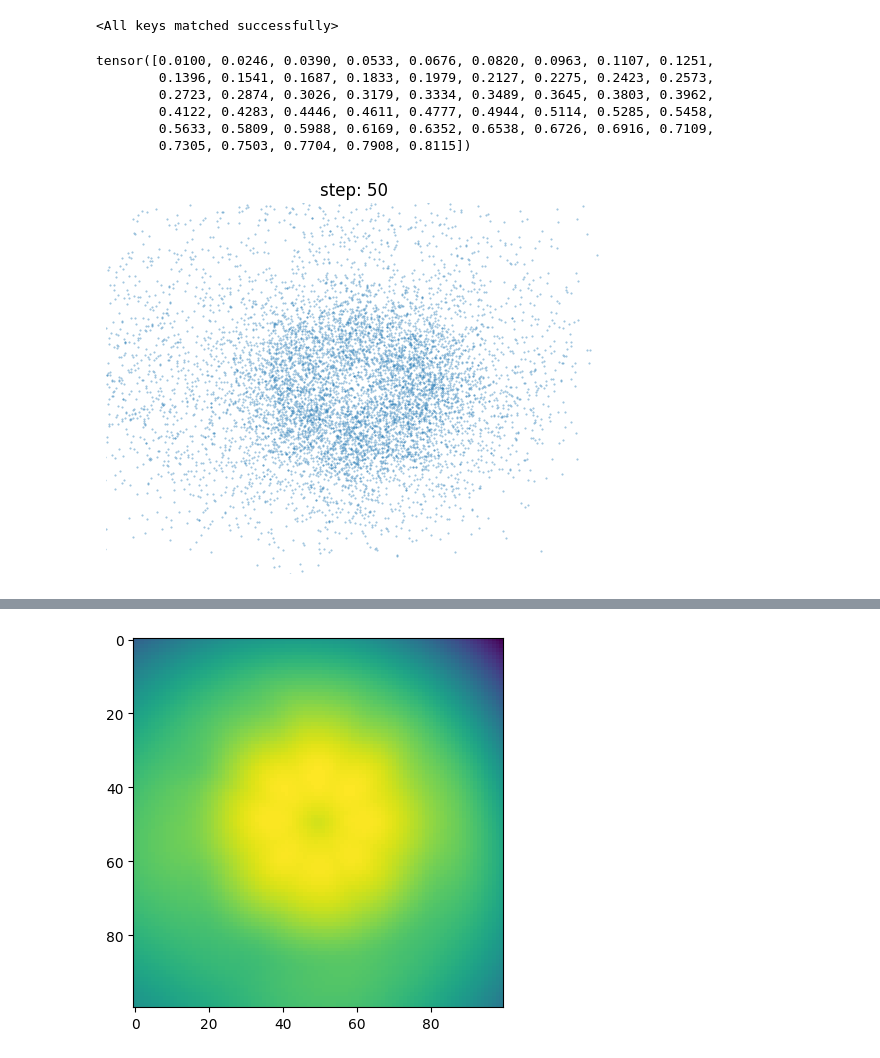
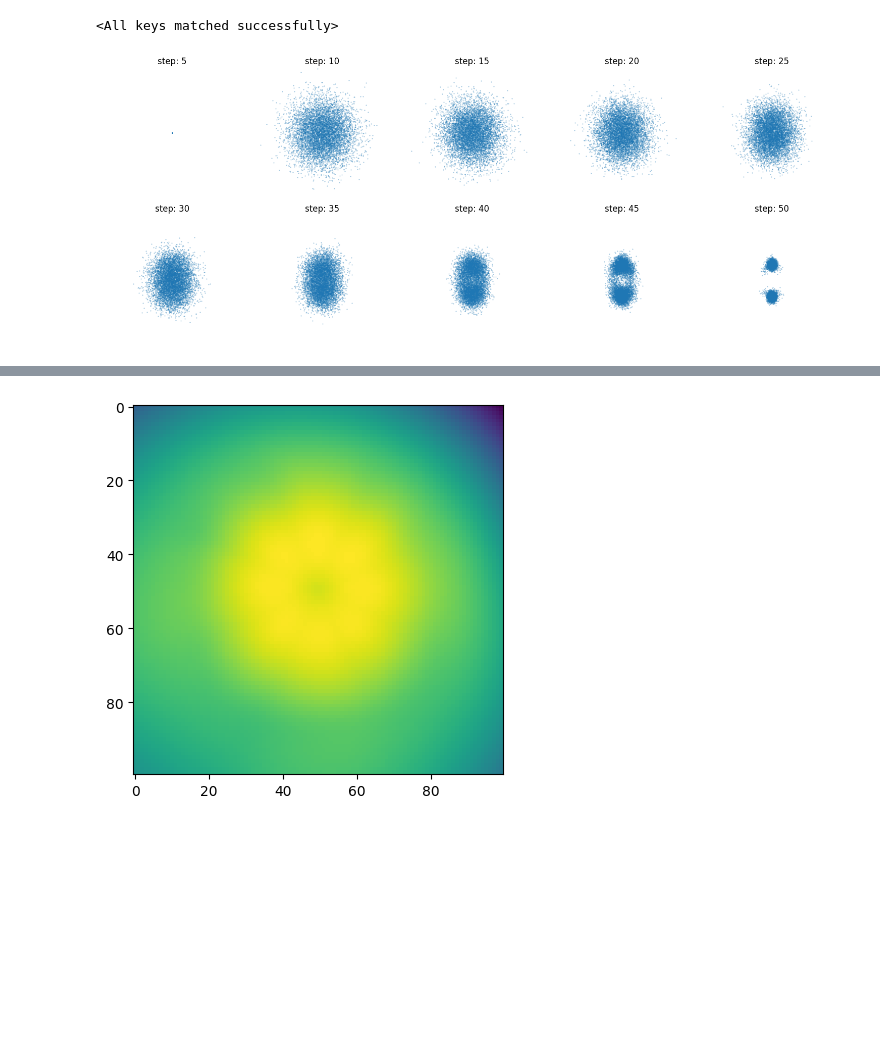
Before and after one commit to rainorangelemon/complift-2d-and-clevr, a Jupyter notebook: notebooks/composition.ipynb, the cells around one changed output, grey strips where cells are left out. Cells and saved outputs as stored; diff of their text form; code cells hidden in the pictures; blank space fills up the shorter version.

```diff
--- a/notebooks/composition.ipynb
+++ b/notebooks/composition.ipynb
@@ -62,6 +62,9 @@ for i, t in enumerate(tqdm(timesteps)):
 # %%
 from mcmc_yilun_torch import AnnealedMUHASampler
 import torch.distributions as dist
+import numpy as np
+from tqdm.auto import tqdm
+from ddpm import CompositionEnergyMLP
 
 # Define the parameters for the AnnealedMUHASampler
 num_steps = 50
@@ -80,21 +83,22 @@ uha_step_sizes = torch.ones((num_steps,)) * uha_step_size
 
 eval_batch_size = 8000
 
-initial_distribution = dist.MultivariateNormal(loc=torch.zeros(dim) + init_mu, covariance_matrix=torch.eye(dim) * init_std)
+initial_distribution = dist.MultivariateNormal(loc=torch.zeros(dim).cuda() + init_mu, covariance_matrix=torch.eye(dim).cuda() * init_std)
 
 model_to_test = model_1.cuda()
+model_to_test = CompositionEnergyMLP(model_1.cuda(), model_2.cuda(), algebra='product')
 
 def energy_function(x, t):
     t = num_steps - t - 1
     x = x.clone().cuda()
     t_tensor = torch.from_numpy(np.repeat(t, eval_batch_size)).long().cuda()
-    return -(model_to_test.energy(x, t_tensor) ).detach().cpu() / noise_scheduler.sqrt_one_minus_alphas_cumprod[t]
+    return -(model_to_test.energy(x, t_tensor)) / noise_scheduler.sqrt_one_minus_alphas_cumprod[t]
 
 def gradient_function(x, t):
     t = num_steps - t - 1
     x = x.clone().cuda()
     t_tensor = torch.from_numpy(np.repeat(t, eval_batch_size)).long().cuda()
-    return -(model_to_test(x, t_tensor) ).detach().cpu() / noise_scheduler.sqrt_one_minus_alphas_cumprod[t]
+    return -(model_to_test(x, t_tensor)) / noise_scheduler.sqrt_one_minus_alphas_cumprod[t]
 
 # Create an instance of the AnnealedMUHASampler
 sampler = AnnealedMUHASampler(num_steps=num_steps,
@@ -107,25 +111,24 @@ sampler = AnnealedMUHASampler(num_steps=num_steps,
                             gradient_function=gradient_function,
                             energy_function=energy_function)
 
-samples, log_weights, accept_rate = sampler.sample(n_samples=eval_batch_size)
+total_samples, _, _, _ = sampler.sample(n_samples=eval_batch_size)
+samples = total_samples[::5].cpu().detach().numpy()
-# %%
-noise_scheduler.sqrt_inv_alphas_cumprod_minus_one
-# %% [output]
-tensor([0.0100, 0.0246, 0.0390, 0.0533, 0.0676, 0.0820, 0.0963, 0.1107, 0.1251,
-        0.1396, 0.1541, 0.1687, 0.1833, 0.1979, 0.2127, 0.2275, 0.2423, 0.2573,
-        0.2723, 0.2874, 0.3026, 0.3179, 0.3334, 0.3489, 0.3645, 0.3803, 0.3962,
-        0.4122, 0.4283, 0.4446, 0.4611, 0.4777, 0.4944, 0.5114, 0.5285, 0.5458,
-        0.5633, 0.5809, 0.5988, 0.6169, 0.6352, 0.6538, 0.6726, 0.6916, 0.7109,
-        0.7305, 0.7503, 0.7704, 0.7908, 0.8115])
 # %%
+import matplotlib.pyplot as plt
+import math
 plt.clf()
 plt.close('all')
-plt.figure()
-plt.scatter(samples[:, 0], samples[:, 1], alpha=0.5, s=0.2)
-plt.title(f"step: {steps[i]}")
-plt.xlim(-2, 2)
-plt.ylim(-2, 2)
-plt.axis("off")
-plt.show()
+num_cols = 5
+num_rows = math.ceil(len(samples) / num_cols)
+fig = plt.figure(figsize=(15, 6))
+for i, sample in enumerate(samples):
+    plt.subplot(num_rows, num_cols, i + 1)
+    plt.scatter(sample[:, 0], sample[:, 1], alpha=0.5, s=0.2)
+    plt.title(f"step: {steps[i]}")
+    plt.xlim(-2, 2)
+    plt.ylim(-2, 2)
+    plt.axis("off")
+fig.tight_layout()
+plt.savefig('figures/composition_hmc_product.png')
 # %% [output]
-[figure, old version]
+[figure, new version]
```
Also changed, not shown: parts of 3 cells of this notebook, 1 other file.
